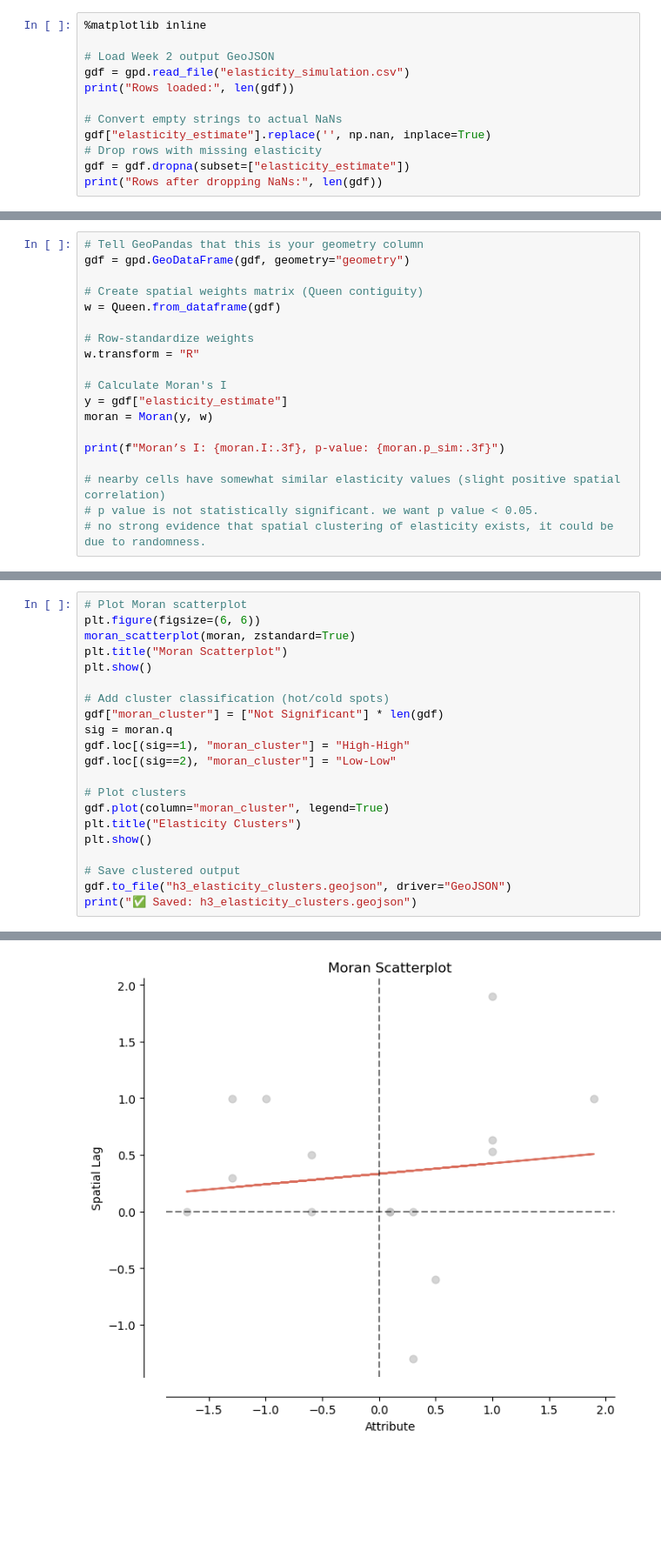
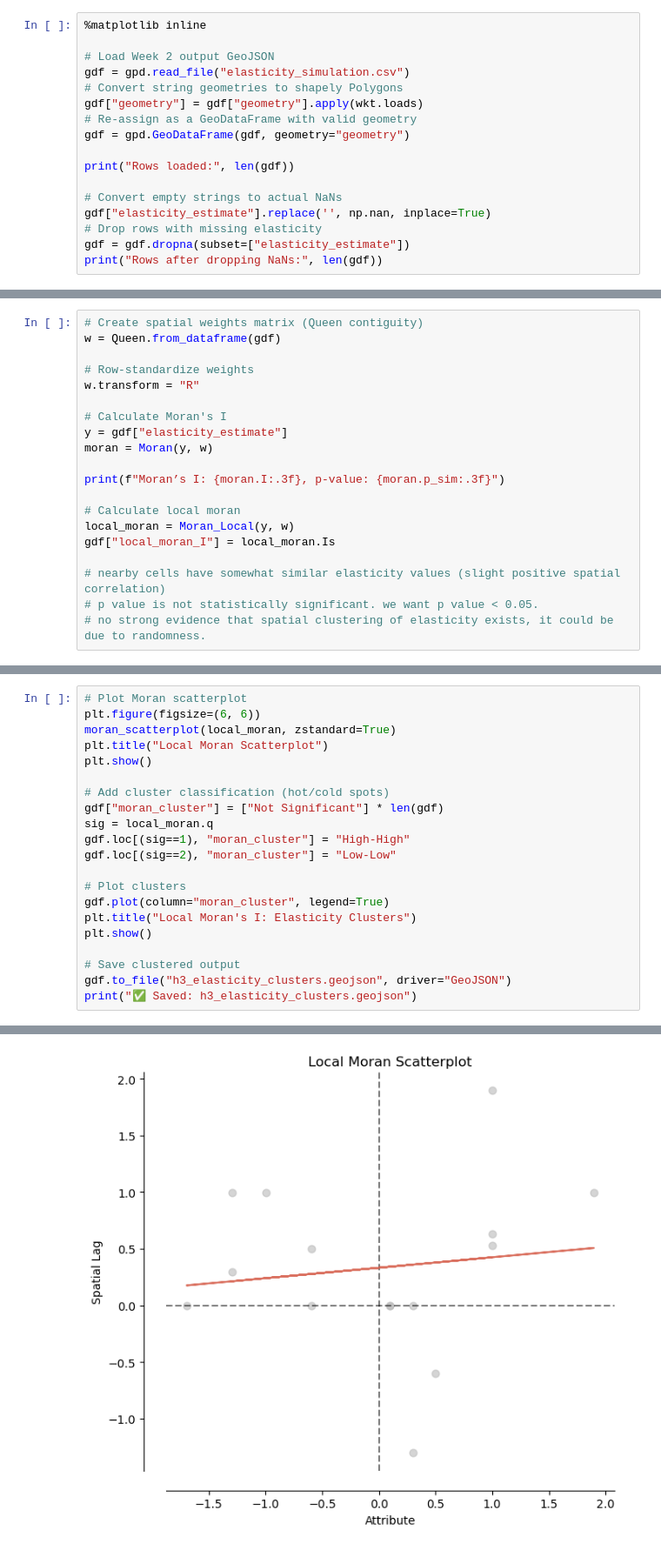
Before and after one commit to avamarinos/Uber_Internship_2025, a Jupyter notebook: Week_3/week3_experiment.ipynb, the cells around one changed output, grey strips where cells are left out. Shown at 87% size. Cells and saved outputs as stored; diff of their text form; blank space fills up the shorter version.

```diff
--- a/Week_3/week3_experiment.ipynb
+++ b/Week_3/week3_experiment.ipynb
@@ -13,6 +14,11 @@ from splot.esda import moran_scatterplot # plot Moran scatterplot
 
 # Load Week 2 output GeoJSON
 gdf = gpd.read_file("elasticity_simulation.csv")
+# Convert string geometries to shapely Polygons
+gdf["geometry"] = gdf["geometry"].apply(wkt.loads)
+# Re-assign as a GeoDataFrame with valid geometry
+gdf = gpd.GeoDataFrame(gdf, geometry="geometry")
+
 print("Rows loaded:", len(gdf))
 
 # Convert empty strings to actual NaNs
@@ -41,7 +47,4 @@ plt.show()
 # %%
-# Tell GeoPandas that this is your geometry column
-gdf = gpd.GeoDataFrame(gdf, geometry="geometry")
-
 # Create spatial weights matrix (Queen contiguity)
 w = Queen.from_dataframe(gdf)
 
@@ -54,6 +57,10 @@ moran = Moran(y, w)
 
 print(f"Moran’s I: {moran.I:.3f}, p-value: {moran.p_sim:.3f}")
 
+# Calculate local moran
+local_moran = Moran_Local(y, w)
+gdf["local_moran_I"] = local_moran.Is
+
 # nearby cells have somewhat similar elasticity values (slight positive spatial correlation)
 # p value is not statistically significant. we want p value < 0.05.
 # no strong evidence that spatial clustering of elasticity exists, it could be due to randomness.
@@ -70,24 +77,24 @@ Moran’s I: 0.128, p-value: 0.322
 # %%
 # Plot Moran scatterplot
 plt.figure(figsize=(6, 6))
-moran_scatterplot(moran, zstandard=True)
-plt.title("Moran Scatterplot")
+moran_scatterplot(local_moran, zstandard=True)
+plt.title("Local Moran Scatterplot")
 plt.show()
 
 # Add cluster classification (hot/cold spots)
 gdf["moran_cluster"] = ["Not Significant"] * len(gdf)
-sig = moran.q
+sig = local_moran.q
 gdf.loc[(sig==1), "moran_cluster"] = "High-High"
 gdf.loc[(sig==2), "moran_cluster"] = "Low-Low"
 
 # Plot clusters
 gdf.plot(column="moran_cluster", legend=True)
-plt.title("Elasticity Clusters")
+plt.title("Local Moran's I: Elasticity Clusters")
 plt.show()
 
 # Save clustered output
 gdf.to_file("h3_elasticity_clusters.geojson", driver="GeoJSON")
 print("✅ Saved: h3_elasticity_clusters.geojson")
 # %% [output]
 <Figure size 600x600 with 0 Axes>
-[figure, old version]
+[figure, new version]
```
Also changed, not shown: parts of 5 cells of this notebook, 1 other file.
